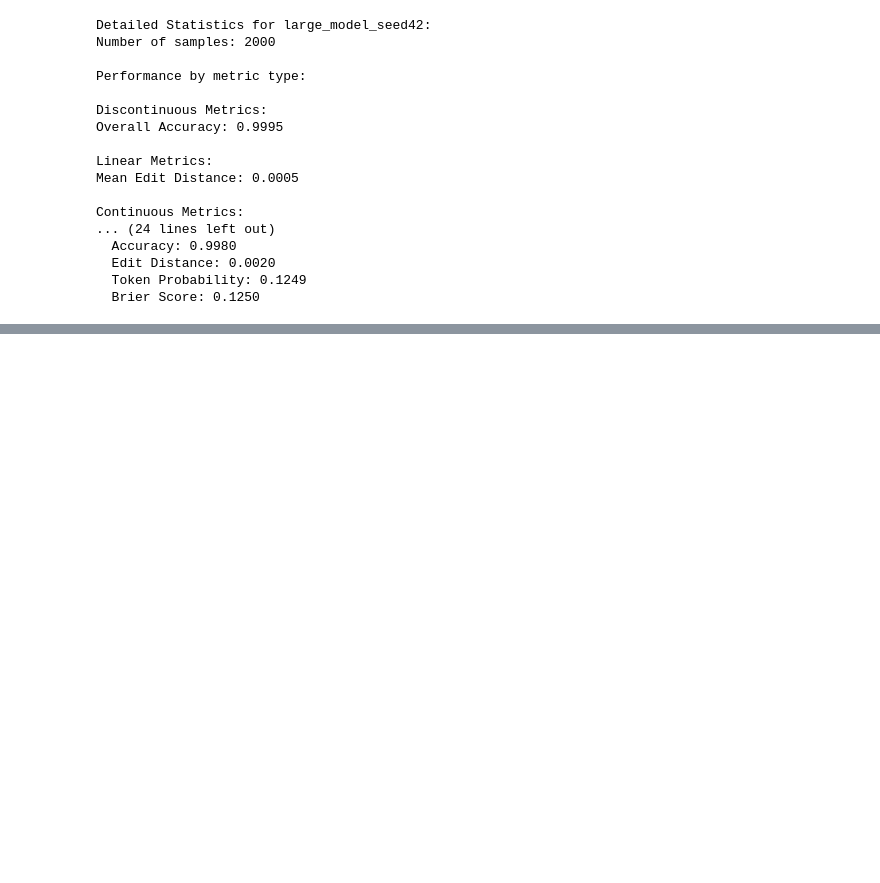
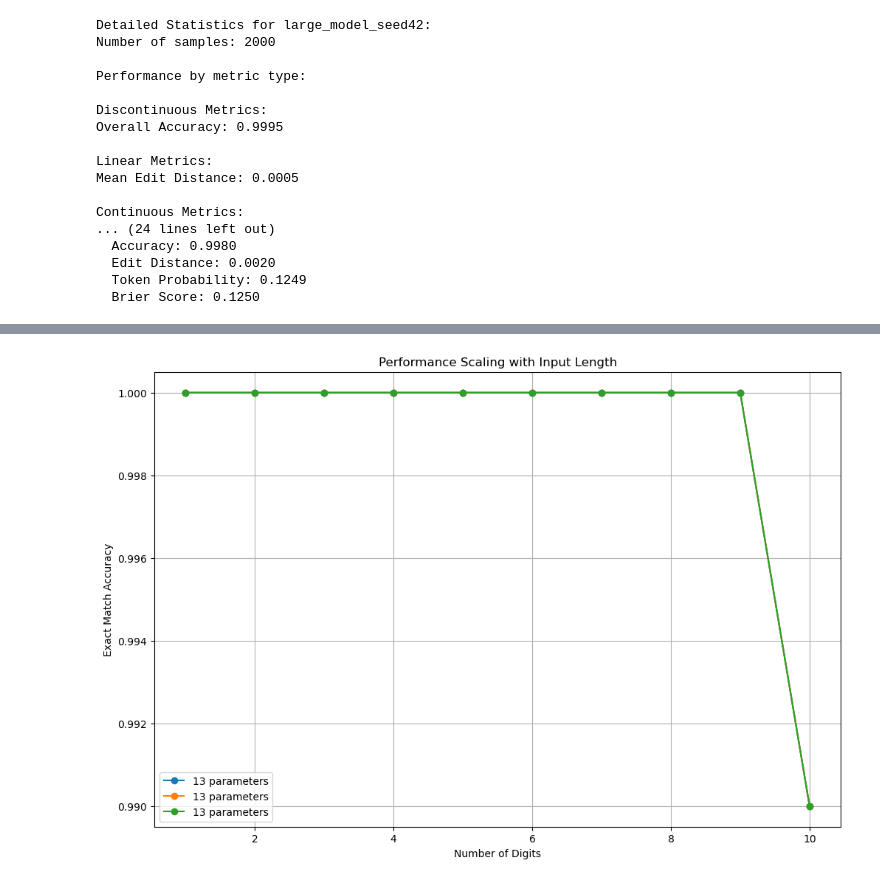
Before and after one commit to pxd222PranavDhinakar/LLM, a Jupyter notebook: Experiments/Test.ipynb, the cells around one changed output, grey strips where cells are left out. Cells and saved outputs as stored; diff of their text form; code cells hidden in the pictures; blank space fills up the shorter version.

```diff
--- a/Experiments/Test.ipynb
+++ b/Experiments/Test.ipynb
@@ -1280,0 +1399,35 @@ Continuous Metrics:
+# %%
+# Cell for performance drop-off analysis
+def plot_length_scaling(param_counts=[100000, 1000000, 10000000]):
+    """Plot how performance scales with input length for different model sizes"""
+    plt.figure(figsize=(12, 8))
+
+    for param_count in param_counts:
+        # Find model closest to target parameter count
+        closest_model = min(model_results.keys(),
+                          key=lambda x: abs(model_results[x]['param_count'].iloc[0] - param_count))
+        df = model_results[closest_model]
+
+        # Get diagonal performance (where length1 == length2)
+        diagonal_perf = []
+        lengths = []
+        for length in range(1, 11):  # Up to 10-digit numbers
+            perf = df[(df['length1'] == length) & (df['length2'] == length)]['exact_match']
+            if not perf.empty:
+                diagonal_perf.append(perf.iloc[0])
+                lengths.append(length)
+
+        plt.plot(lengths, diagonal_perf,
+                marker='o',
+                label=f'{int(df["param_count"].iloc[0]):,} parameters')
+
+    plt.grid(True)
+    plt.xlabel('Number of Digits')
+    plt.ylabel('Exact Match Accuracy')
+    plt.title('Performance Scaling with Input Length')
+    plt.legend()
+    plt.show()
+
+plot_length_scaling()
+# %% [output]
+[figure, added]
```
Also changed, not shown: parts of 4 cells of this notebook, 19 other files.
